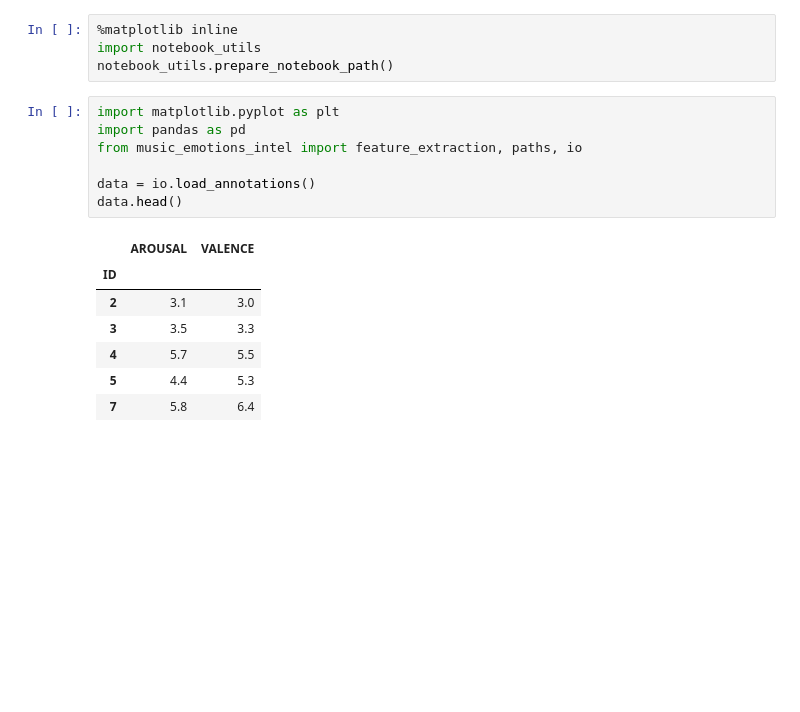
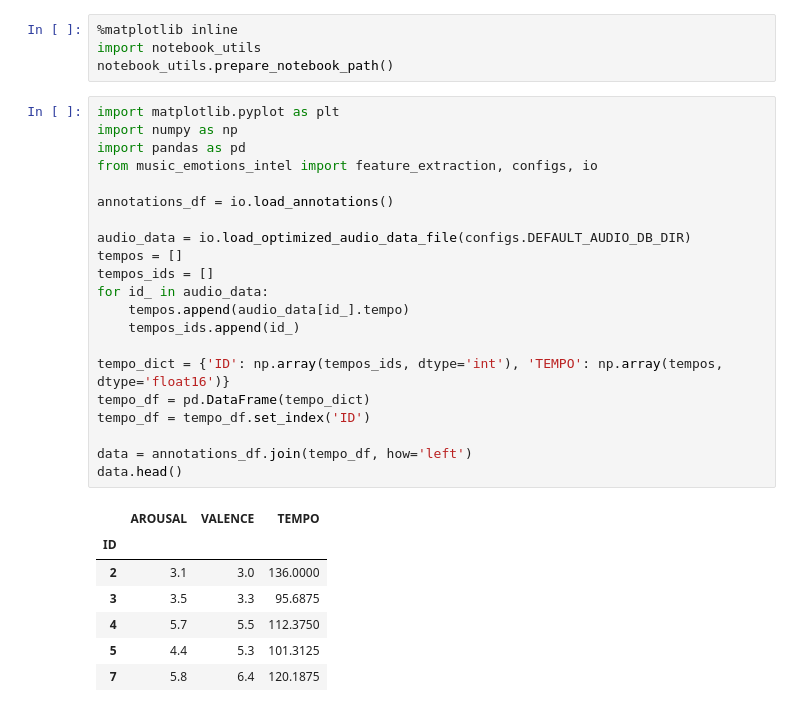
Before and after one commit to thomas-adriano/music-emotions-intel, a Jupyter notebook: jupyter-notebook/correlations.ipynb, the cells around one changed output. Drawn from its saved outputs; the diff is of its cells as text; blank space fills up the shorter version.

```diff
--- a/jupyter-notebook/correlations.ipynb
+++ b/jupyter-notebook/correlations.ipynb
@@ -2,19 +2,33 @@
 %matplotlib inline
 import notebook_utils
 notebook_utils.prepare_notebook_path()
-# %%
-import matplotlib.pyplot as plt
-import pandas as pd
-from music_emotions_intel import feature_extraction, paths, io
-
-data = io.load_annotations()
-data.head()
-# %% [output]
-|  | AROUSAL | VALENCE |
-| ID |  |  |
-| 2 | 3.1 | 3.0 |
-| 3 | 3.5 | 3.3 |
-| 4 | 5.7 | 5.5 |
-| 5 | 4.4 | 5.3 |
-| 7 | 5.8 | 6.4 |
+# %%
+import matplotlib.pyplot as plt
+import numpy as np
+import pandas as pd
+from music_emotions_intel import feature_extraction, configs, io
+
+annotations_df = io.load_annotations()
+
+audio_data = io.load_optimized_audio_data_file(configs.DEFAULT_AUDIO_DB_DIR)
+tempos = []
+tempos_ids = []
+for id_ in audio_data:
+    tempos.append(audio_data[id_].tempo)
+    tempos_ids.append(id_)
+
+tempo_dict = {'ID': np.array(tempos_ids, dtype='int'), 'TEMPO': np.array(tempos, dtype='float16')}
+tempo_df = pd.DataFrame(tempo_dict)
+tempo_df = tempo_df.set_index('ID')
+
+data = annotations_df.join(tempo_df, how='left')
+data.head()
+# %% [output]
+|  | AROUSAL | VALENCE | TEMPO |
+| ID |  |  |  |
+| 2 | 3.1 | 3.0 | 136.0000 |
+| 3 | 3.5 | 3.3 | 95.6875 |
+| 4 | 5.7 | 5.5 | 112.3750 |
+| 5 | 4.4 | 5.3 | 101.3125 |
+| 7 | 5.8 | 6.4 | 120.1875 |
 # %% [markdown]
```
Also changed, not shown: parts of 9 cells of this notebook, 11 other files.
